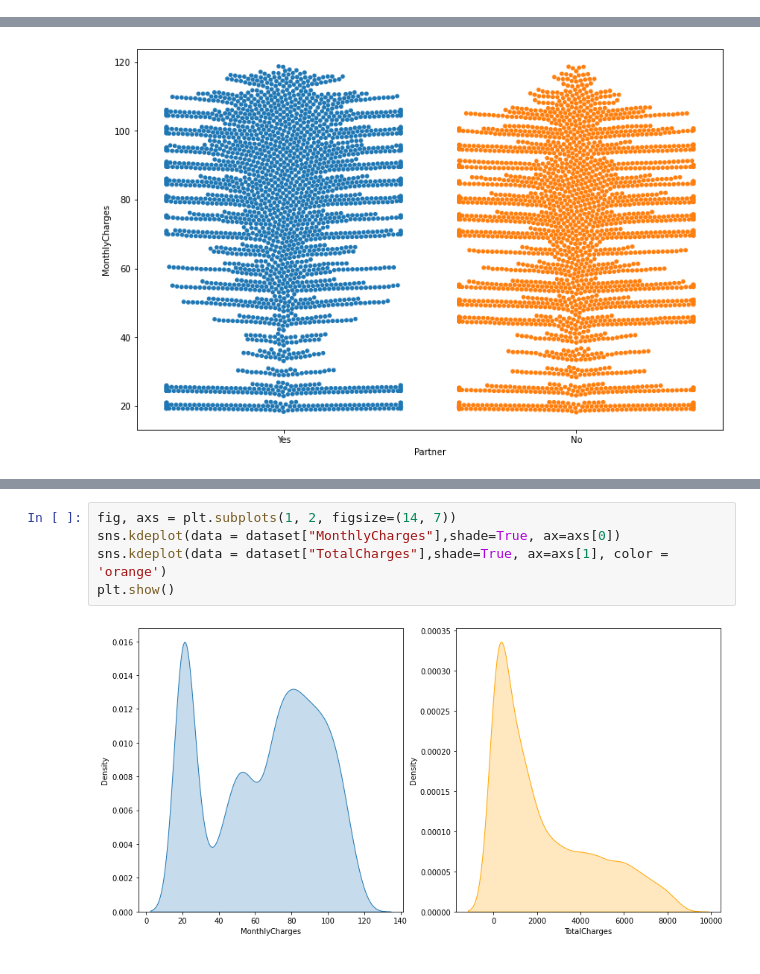
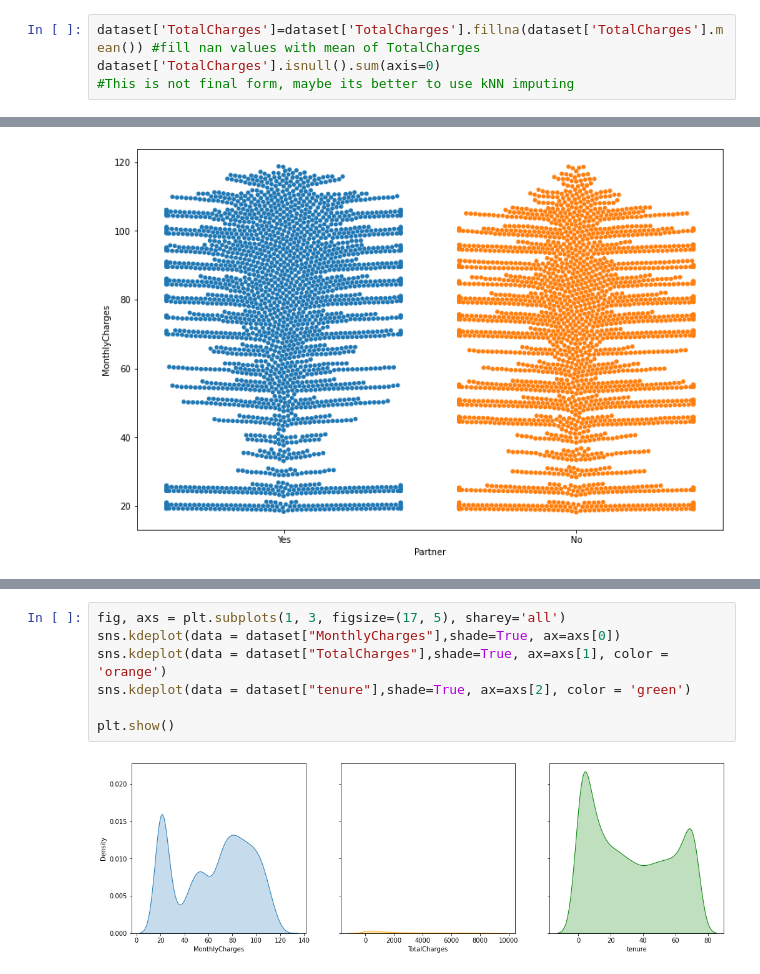
Before and after one commit to viktorjovev/TelecomChurnAnalysis, a Jupyter notebook: TelecomUsers.ipynb, the cells around one changed output, grey strips where cells are left out. Cells and saved outputs as stored; diff of their text form.

```diff
--- a/TelecomUsers.ipynb
+++ b/TelecomUsers.ipynb
@@ -93,0 +114,4 @@ dtype: object
+# %%
+dataset['TotalCharges']=dataset['TotalCharges'].fillna(dataset['TotalCharges'].mean()) #fill nan values with mean of TotalCharges
+dataset['TotalCharges'].isnull().sum(axis=0)
+#This is not final form, maybe its better to use kNN imputing
@@ -167,7 +328,9 @@ plt.show()
 # %%
-fig, axs = plt.subplots(1, 2, figsize=(14, 7))
+fig, axs = plt.subplots(1, 3, figsize=(17, 5), sharey='all')
 sns.kdeplot(data = dataset["MonthlyCharges"],shade=True, ax=axs[0])
 sns.kdeplot(data = dataset["TotalCharges"],shade=True, ax=axs[1], color = 'orange')
+sns.kdeplot(data = dataset["tenure"],shade=True, ax=axs[2], color = 'green')
+
 plt.show()
 # %% [output]
-[figure, old version]
+[figure, new version]
```
Also changed, not shown: parts of 24 cells of this notebook.
